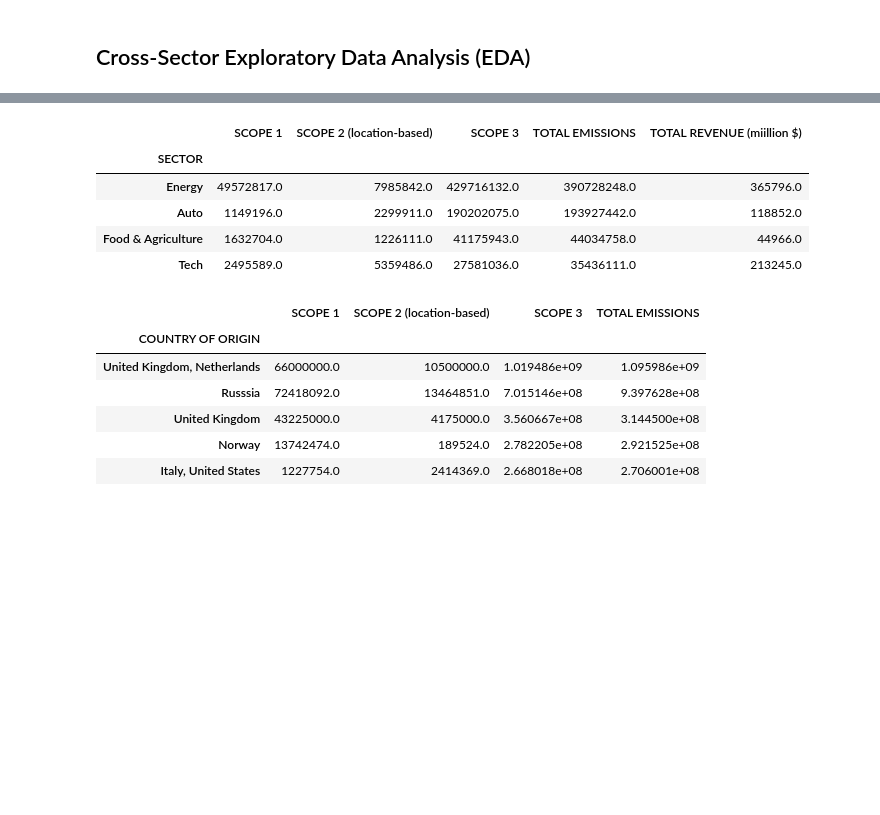
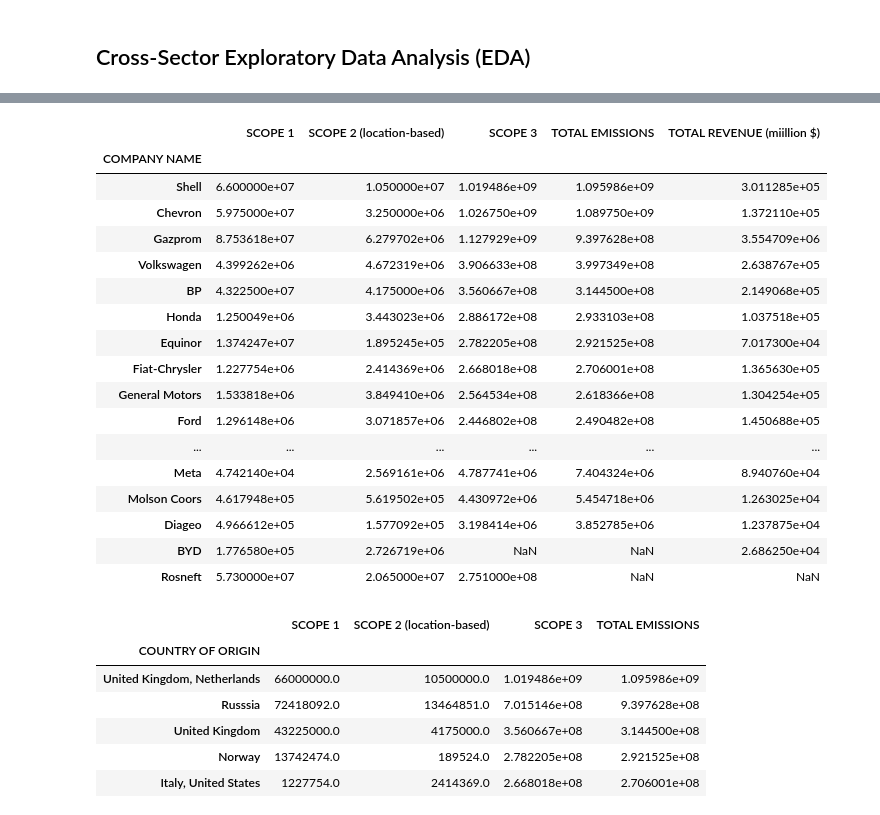
Before and after one commit to zcjanin/decarbonization-2024, a Jupyter notebook: Decarbo_EDA.ipynb, the cells around one changed output, grey strips where cells are left out. Cells and saved outputs as stored; diff of their text form; code cells hidden in the pictures; blank space fills up the shorter version.

```diff
--- a/Decarbo_EDA.ipynb
+++ b/Decarbo_EDA.ipynb
@@ -86,0 +109,9 @@ def currAndRev(df):
+# %%
+# Replace 'Submit to CDP' values with True and False for performing categorical data analysis
+
+sectors['SUBMIT TO CDP'] = sectors['SUBMIT TO CDP'].replace({
+    'Yes' : True,
+    'No' : False
+})
+
+sectors.head()
@@ -91,12 +150,24 @@ def currAndRev(df):
 # %%
-sectors.groupby('SECTOR').mean(numeric_only=True).drop(columns=['YEAR']).round(0).sort_values(by='TOTAL EMISSIONS', ascending=False)
+sectors.groupby('COMPANY NAME').mean(numeric_only=True).drop(columns=['YEAR']).sort_values(by='TOTAL EMISSIONS', ascending=False)
 # %% [output]
 |  | SCOPE 1 | SCOPE 2 (location-based) | SCOPE 3 | TOTAL EMISSIONS | TOTAL REVENUE (miillion $) |
-| SECTOR |  |  |  |  |  |
-| Energy | 49572817.0 | 7985842.0 | 429716132.0 | 390728248.0 | 365796.0 |
-| Auto | 1149196.0 | 2299911.0 | 190202075.0 | 193927442.0 | 118852.0 |
-| Food & Agriculture | 1632704.0 | 1226111.0 | 41175943.0 | 44034758.0 | 44966.0 |
-| Tech | 2495589.0 | 5359486.0 | 27581036.0 | 35436111.0 | 213245.0 |
+| COMPANY NAME |  |  |  |  |  |
+| Shell | 6.600000e+07 | 1.050000e+07 | 1.019486e+09 | 1.095986e+09 | 3.011285e+05 |
+| Chevron | 5.975000e+07 | 3.250000e+06 | 1.026750e+09 | 1.089750e+09 | 1.372110e+05 |
+| Gazprom | 8.753618e+07 | 6.279702e+06 | 1.127929e+09 | 9.397628e+08 | 3.554709e+06 |
+| Volkswagen | 4.399262e+06 | 4.672319e+06 | 3.906633e+08 | 3.997349e+08 | 2.638767e+05 |
+| BP | 4.322500e+07 | 4.175000e+06 | 3.560667e+08 | 3.144500e+08 | 2.149068e+05 |
+| Honda | 1.250049e+06 | 3.443023e+06 | 2.886172e+08 | 2.933103e+08 | 1.037518e+05 |
+| Equinor | 1.374247e+07 | 1.895245e+05 | 2.782205e+08 | 2.921525e+08 | 7.017300e+04 |
+| Fiat-Chrysler | 1.227754e+06 | 2.414369e+06 | 2.668018e+08 | 2.706001e+08 | 1.365630e+05 |
+| General Motors | 1.533818e+06 | 3.849410e+06 | 2.564534e+08 | 2.618366e+08 | 1.304254e+05 |
+| Ford | 1.296148e+06 | 3.071857e+06 | 2.446802e+08 | 2.490482e+08 | 1.450688e+05 |
+| ... | ... | ... | ... | ... | ... |
+| Meta | 4.742140e+04 | 2.569161e+06 | 4.787741e+06 | 7.404324e+06 | 8.940760e+04 |
+| Molson Coors | 4.617948e+05 | 5.619502e+05 | 4.430972e+06 | 5.454718e+06 | 1.263025e+04 |
+| Diageo | 4.966612e+05 | 1.577092e+05 | 3.198414e+06 | 3.852785e+06 | 1.237875e+04 |
+| BYD | 1.776580e+05 | 2.726719e+06 | NaN | NaN | 2.686250e+04 |
+| Rosneft | 5.730000e+07 | 2.065000e+07 | 2.751000e+08 | NaN | NaN |
 # %%
 country = sectors.groupby('COUNTRY OF ORIGIN').mean(numeric_only=True).drop(columns=['YEAR', 'TOTAL REVENUE (miillion $)']).round(0).sort_values(by='TOTAL EMISSIONS', ascending=False)
 country
```
Also changed, not shown: parts of 9 cells of this notebook.
